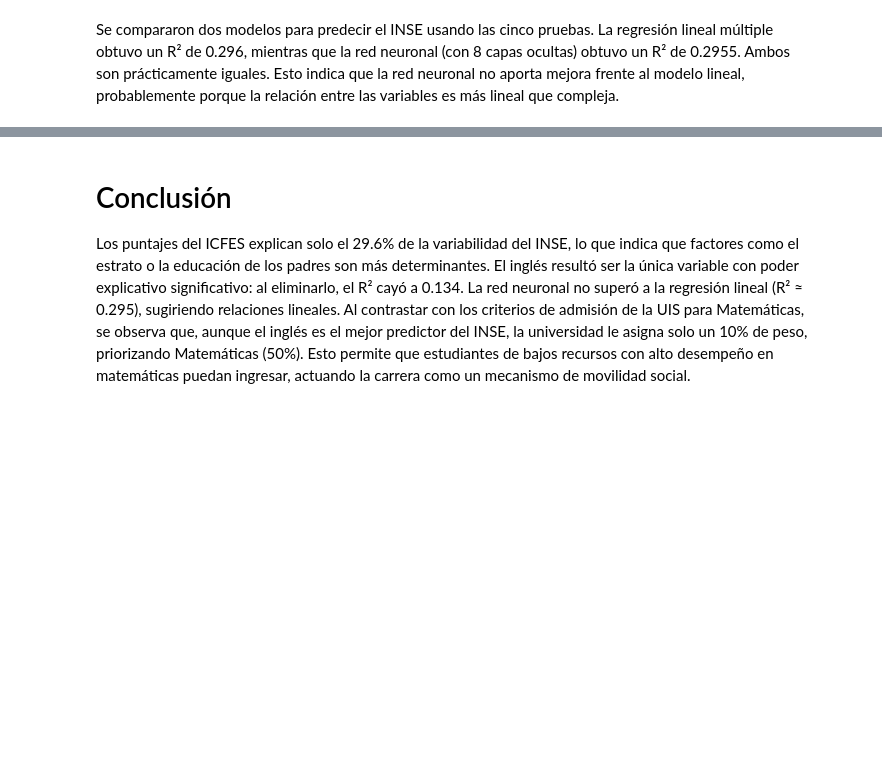
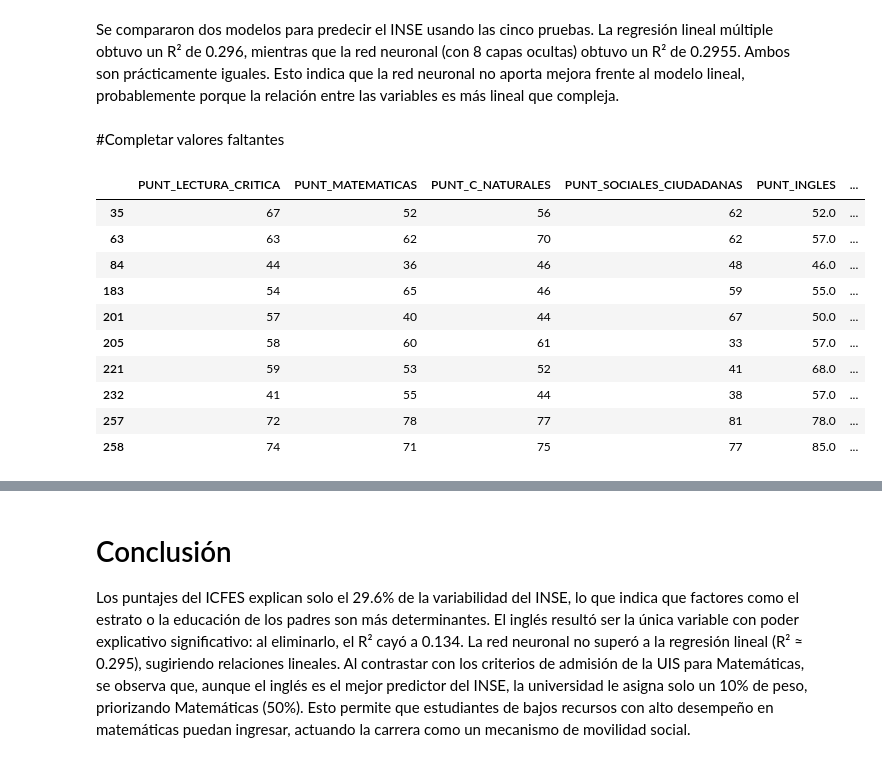
Before and after one commit to xiomiliseth02-beep/Estad-stica-I, a Jupyter notebook: tarea_2.ipynb, the cells around one changed output, grey strips where cells are left out. Saved outputs shown, nothing was run; the diff lists cells and outputs as text; code cells hidden in the pictures; blank space fills up the shorter version.

```diff
--- a/tarea_2.ipynb
+++ b/tarea_2.ipynb
@@ -473,2 +469,26 @@ se espera que el nivel socio economico del estudiante sea [58.09762683] bajo el
 # %% [markdown]
 Se compararon dos modelos para predecir el INSE usando las cinco pruebas. La regresión lineal múltiple obtuvo un R² de 0.296, mientras que la red neuronal (con 8 capas ocultas) obtuvo un R² de 0.2955. Ambos son prácticamente iguales. Esto indica que la red neuronal no aporta mejora frente al modelo lineal, probablemente porque la relación entre las variables es más lineal que compleja.
+# %% [markdown]
+#Completar valores faltantes
+# %%
+icfes_connan = datos_icfes[(datos_icfes['ESTU_INSE_INDIVIDUAL'].isna()) &
+(~datos_icfes['PUNT_LECTURA_CRITICA'].isna()) &
+(~datos_icfes['PUNT_MATEMATICAS'].isna()) &
+(~datos_icfes['PUNT_C_NATURALES'].isna()) &
+(~datos_icfes['PUNT_SOCIALES_CIUDADANAS'].isna()) &
+(~datos_icfes['PUNT_INGLES'].isna())]
+# %%
+tabla_regresion2= icfes_connan[['PUNT_LECTURA_CRITICA', 'PUNT_MATEMATICAS', 'PUNT_C_NATURALES','PUNT_SOCIALES_CIUDADANAS','PUNT_INGLES', 'ESTU_INSE_INDIVIDUAL']]
+tabla_regresion2.head(10)
+# %% [output]
+|  | PUNT_LECTURA_CRITICA | PUNT_MATEMATICAS | PUNT_C_NATURALES | PUNT_SOCIALES_CIUDADANAS | PUNT_INGLES | ... |
+| 35 | 67 | 52 | 56 | 62 | 52.0 | ... |
+| 63 | 63 | 62 | 70 | 62 | 57.0 | ... |
+| 84 | 44 | 36 | 46 | 48 | 46.0 | ... |
+| 183 | 54 | 65 | 46 | 59 | 55.0 | ... |
+| 201 | 57 | 40 | 44 | 67 | 50.0 | ... |
+| 205 | 58 | 60 | 61 | 33 | 57.0 | ... |
+| 221 | 59 | 53 | 52 | 41 | 68.0 | ... |
+| 232 | 41 | 55 | 44 | 38 | 57.0 | ... |
+| 257 | 72 | 78 | 77 | 81 | 78.0 | ... |
+| 258 | 74 | 71 | 75 | 77 | 85.0 | ... |
```
Also changed, not shown: parts of 14 cells of this notebook.
